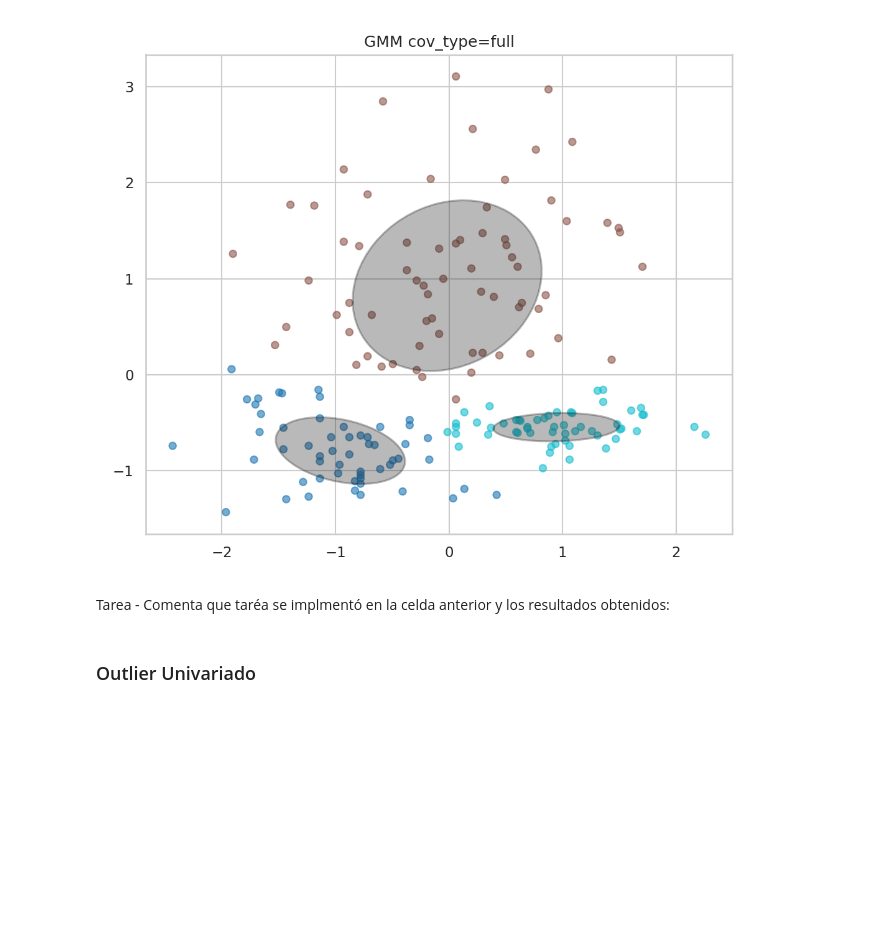
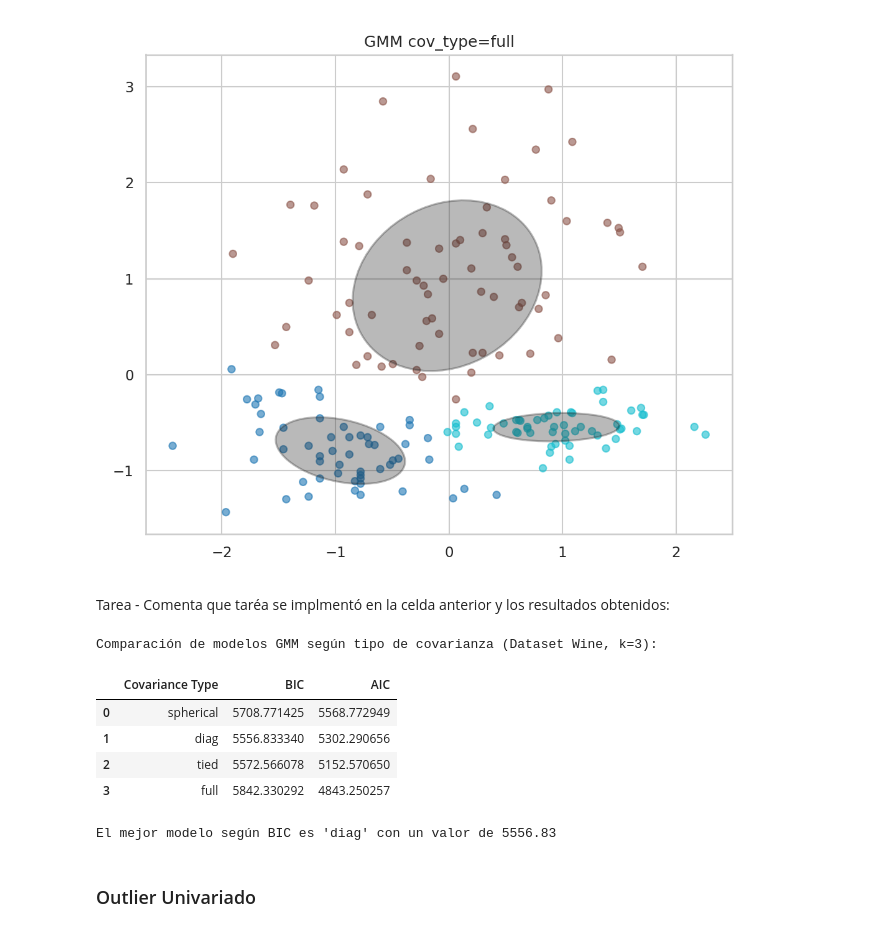
Before and after one commit to Pastor-E-Perez-Estigarribia/curso-iaa, a Jupyter notebook: colab_notebook/5-no_supervisado.ipynb, the cells around one changed output. Saved outputs shown, nothing was run; the diff lists cells and outputs as text; code cells hidden in the pictures; blank space fills up the shorter version.

```diff
--- a/colab_notebook/5-no_supervisado.ipynb
+++ b/colab_notebook/5-no_supervisado.ipynb
@@ -539,6 +1271,37 @@ Ejercicio C completado: figuras gmm_covariances_*.png guardadas.
 [figure]
 # %% [markdown]
 Tarea - Comenta que taréa se implmentó en la celda anterior y los resultados obtenidos:
+# %%
+import pandas as pd
+
+cov_types = ['spherical', 'diag', 'tied', 'full']
+resultados_gmm = []
+
+# Evaluamos cada tipo de covarianza usando el dataset Wine escalado
+for cov in cov_types:
+    gmm = GaussianMixture(n_components=3, covariance_type=cov, random_state=RND)
+    gmm.fit(X_wine_s)
+    resultados_gmm.append({
+        'Covariance Type': cov,
+        'BIC': gmm.bic(X_wine_s),
+        'AIC': gmm.aic(X_wine_s)
+    })
+
+df_gmm_comp = pd.DataFrame(resultados_gmm)
+print("Comparación de modelos GMM según tipo de covarianza (Dataset Wine, k=3):")
+display(df_gmm_comp)
+
+# Identificamos el mejor modelo según BIC (el valor más bajo es mejor)
+mejor_modelo = df_gmm_comp.loc[df_gmm_comp['BIC'].idxmin()]
+print(f"\nEl mejor modelo según BIC es '{mejor_modelo['Covariance Type']}' con un valor de {mejor_modelo['BIC']:.2f}")
+# %% [output]
+Comparación de modelos GMM según tipo de covarianza (Dataset Wine, k=3):
+|  | Covariance Type | BIC | AIC |
+| 0 | spherical | 5708.771425 | 5568.772949 |
+| 1 | diag | 5556.833340 | 5302.290656 |
+| 2 | tied | 5572.566078 | 5152.570650 |
+| 3 | full | 5842.330292 | 4843.250257 |
+El mejor modelo según BIC es 'diag' con un valor de 5556.83
 # %% [markdown]
 ### Outlier Univariado
 # %%
```
Also changed, not shown: parts of 18 cells of this notebook.
